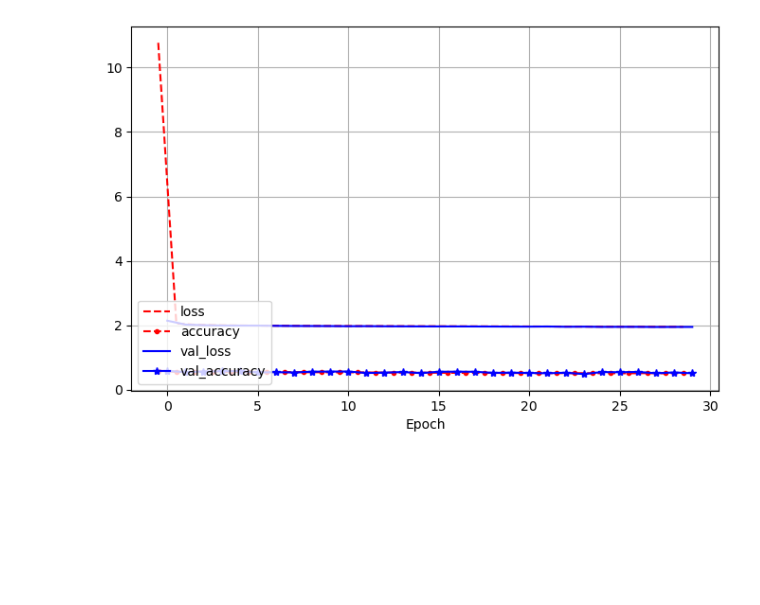
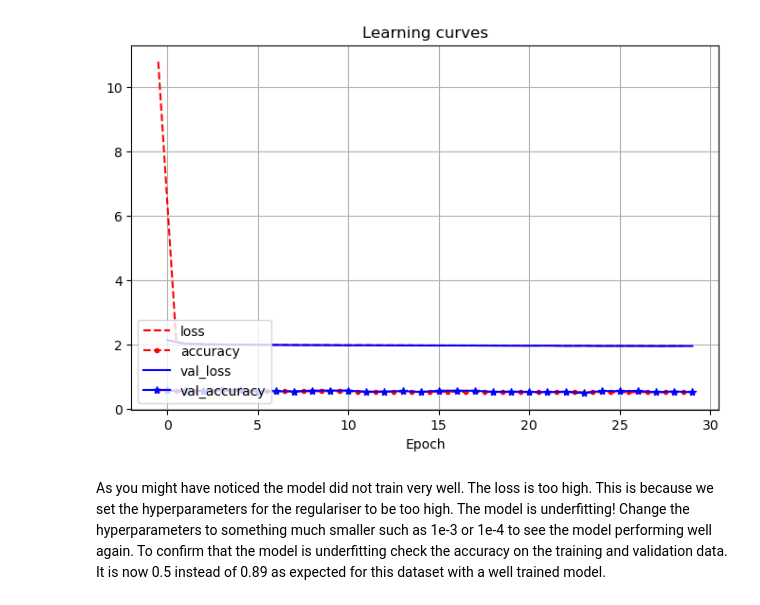
Before and after one commit to mdr-datascience/edu-repo, a Jupyter notebook: Python_Keras/keras-tutorial-4.ipynb, the cells around one changed output. Saved outputs shown, nothing was run; the diff lists cells and outputs as text; code cells hidden in the pictures; blank space fills up the shorter version.

Commit message:
finish tutorial 4 with dropout layers

```diff
--- a/Python_Keras/keras-tutorial-4.ipynb
+++ b/Python_Keras/keras-tutorial-4.ipynb
@@ -20,17 +29,20 @@ X_train, X_valid, X_test = X_train / 255., X_valid / 255., X_test / 255.
 # %%
+# Create model
+model = tf.keras.models.Sequential()
+
+# Create regulariser object with hyperparameter
 loss_hyper = 0.1
-model = tf.keras.models.Sequential()
+l2reg = tf.keras.regularizers.L2(loss_hyper)
+
+# Add layers
 model.add(tf.keras.layers.Flatten(input_shape=[28,28]))
-model.add(tf.keras.layers.Dense(300, activation="relu", kernel_regularizer=tf.keras.regularizers.L2(loss_hyper)))
-model.add(tf.keras.layers.Dense(100, activation="relu", kernel_regularizer=tf.keras.regularizers.L2(loss_hyper)))
-model.add(tf.keras.layers.Dense(10, activation="softmax", kernel_regularizer=tf.keras.regularizers.L2(loss_hyper)))
+model.add(tf.keras.layers.Dense(300, activation="relu", kernel_regularizer=l2reg))
+model.add(tf.keras.layers.Dense(100, activation="relu", kernel_regularizer=l2reg))
+model.add(tf.keras.layers.Dense(10, activation="softmax", kernel_regularizer=l2reg))
 
-#model.add(tf.keras.layers.Flatten(input_shape=[28,28]))
-#model.add(tf.keras.layers.Dense(300, activation="relu"))
-#model.add(tf.keras.layers.Dense(100, activation="relu"))
-#model.add(tf.keras.layers.Dense(10, activation="softmax"))
-
+# Compile model
 model.compile(loss="sparse_categorical_crossentropy", optimizer="sgd", metrics=["accuracy"])
 
+# Train model with regularisation
 history = model.fit(X_train, y_train, epochs=30, validation_data=(X_valid, y_valid))
 # %% [output]
@@ -54,19 +66,23 @@ Epoch 30/30
 # %%
 # Create function for plotting learning curves
 import numpy as np
 import matplotlib.pyplot as plt
 
 def plot_curves(history):
     plt.figure(figsize=(8, 5))
     for key, style in zip(history.history, ["r--", "r--.", "b-", "b-*"]):
         epochs = np.array(history.epoch) + (0 if key.startswith("val_") else -0.5)
         plt.plot(epochs, history.history[key], style, label=key)
     plt.xlabel("Epoch")
     plt.legend(loc="lower left")
+    plt.title("Learning curves")
     plt.grid()
     plt.show()
 
+# Plot curves
 plot_curves(history)
 # %% [output]
-[figure, old version]
+[figure, new version]
+# %% [markdown]
+As you might have noticed the model did not train very well. The loss is too high. This is because we set the hyperparameters for the regulariser to be too high. The model is underfitting! Change the hyperparameters to something much smaller such as 1e-3 or 1e-4 to see the model performing well again. To confirm that the model is underfitting check the accuracy on the training and validation data. It is now 0.5 instead of 0.89 as expected for this dataset with a well trained model.
 # %%
```
Also changed, not shown: parts of 11 cells of this notebook, 1 other file.
